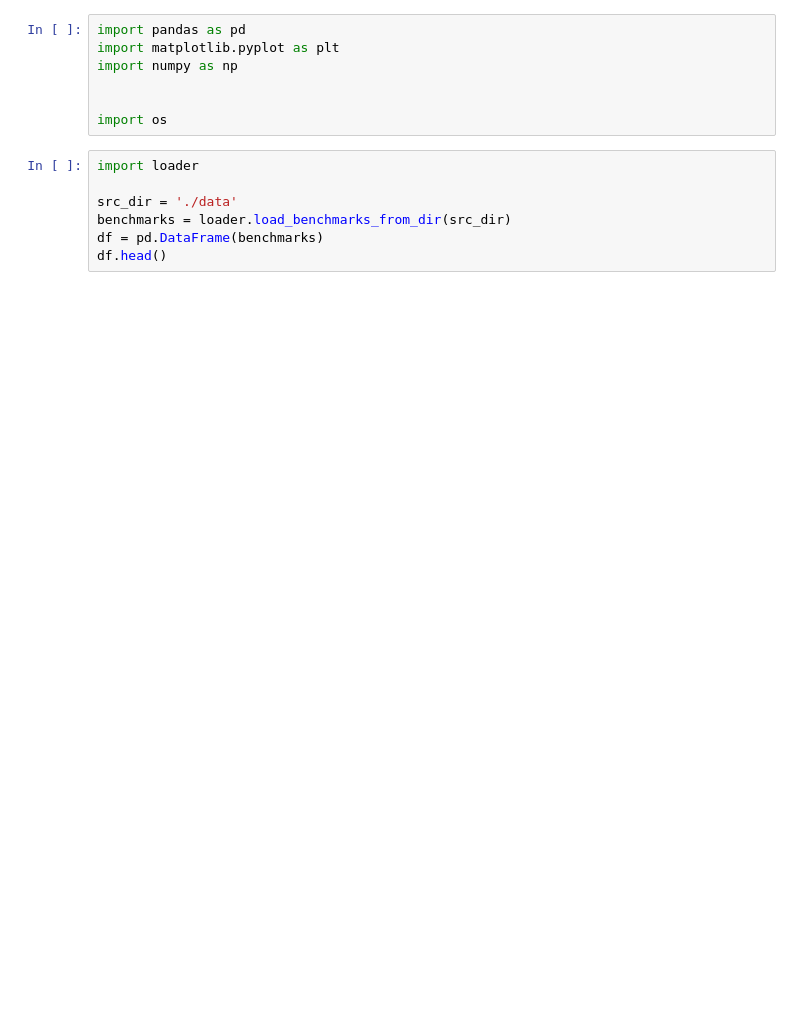
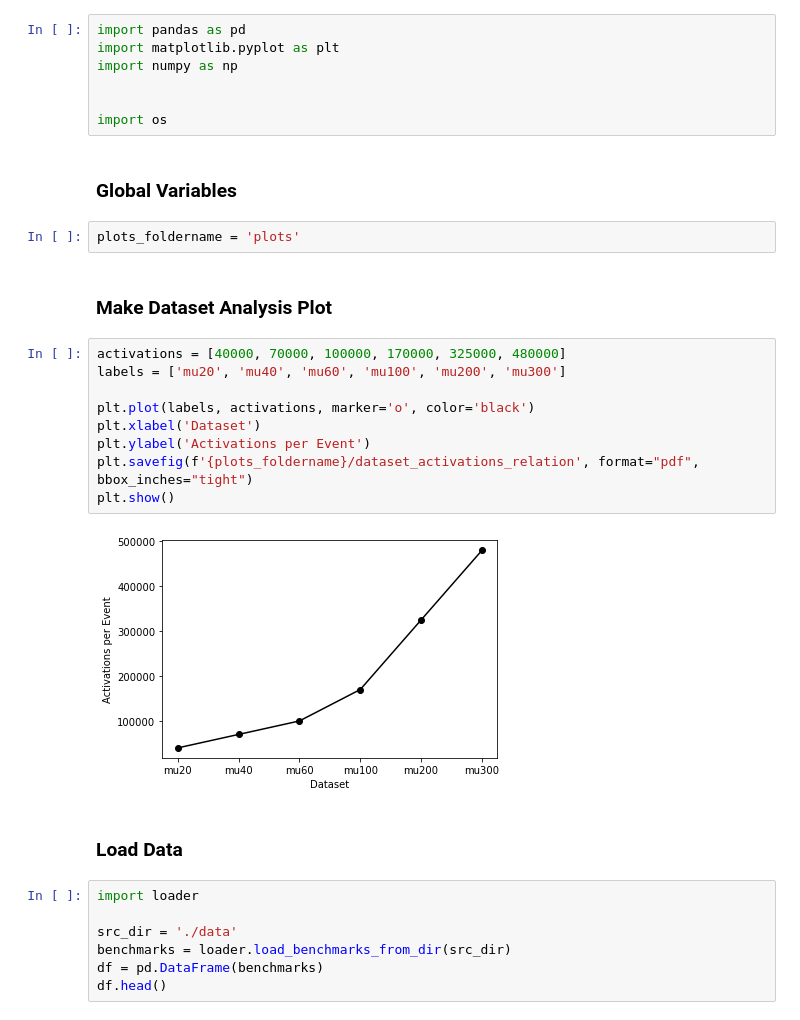
Before and after one commit to ugGit/stdpar-benchmark-analysis, a Jupyter notebook: analysis.ipynb, the cells around one changed output. Drawn from its saved outputs; the diff is of its cells as text; blank space fills up the shorter version.

Commit message:
add dataset analysis plot

```diff
--- a/analysis.ipynb
+++ b/analysis.ipynb
@@ -5,6 +5,25 @@ import numpy as np
 
 
 import os
+# %% [markdown]
+### Global Variables
+# %%
+plots_foldername = 'plots'
+# %% [markdown]
+### Make Dataset Analysis Plot
+# %%
+activations = [40000, 70000, 100000, 170000, 325000, 480000]
+labels = ['mu20', 'mu40', 'mu60', 'mu100', 'mu200', 'mu300']
+
+plt.plot(labels, activations, marker='o', color='black')
+plt.xlabel('Dataset')
+plt.ylabel('Activations per Event')
+plt.savefig(f'{plots_foldername}/dataset_activations_relation', format="pdf", bbox_inches="tight")
+plt.show()
+# %% [output]
+[figure, added]
+# %% [markdown]
+### Load Data
 # %%
 import loader
 
```
Also changed, not shown: parts of 3 cells of this notebook.
